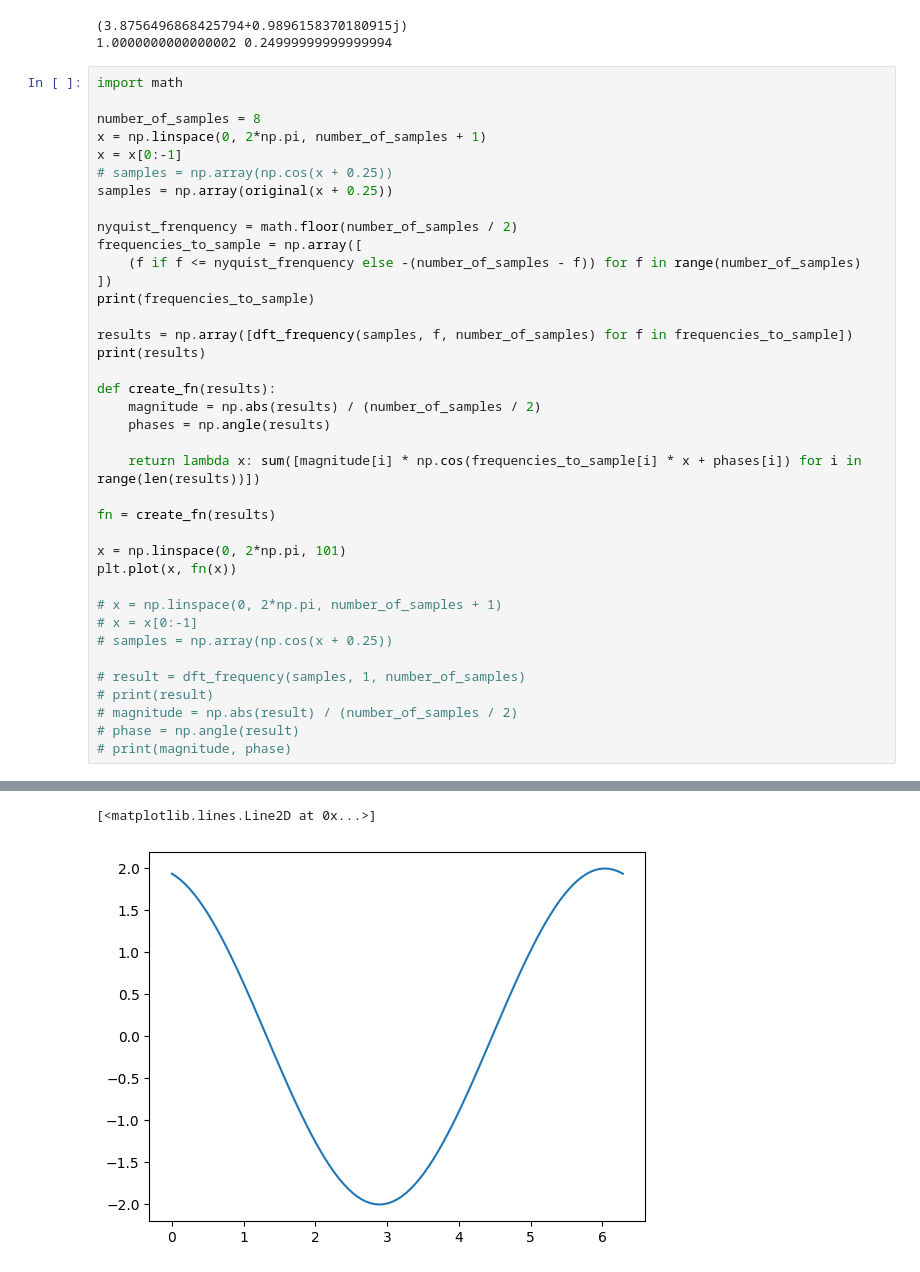
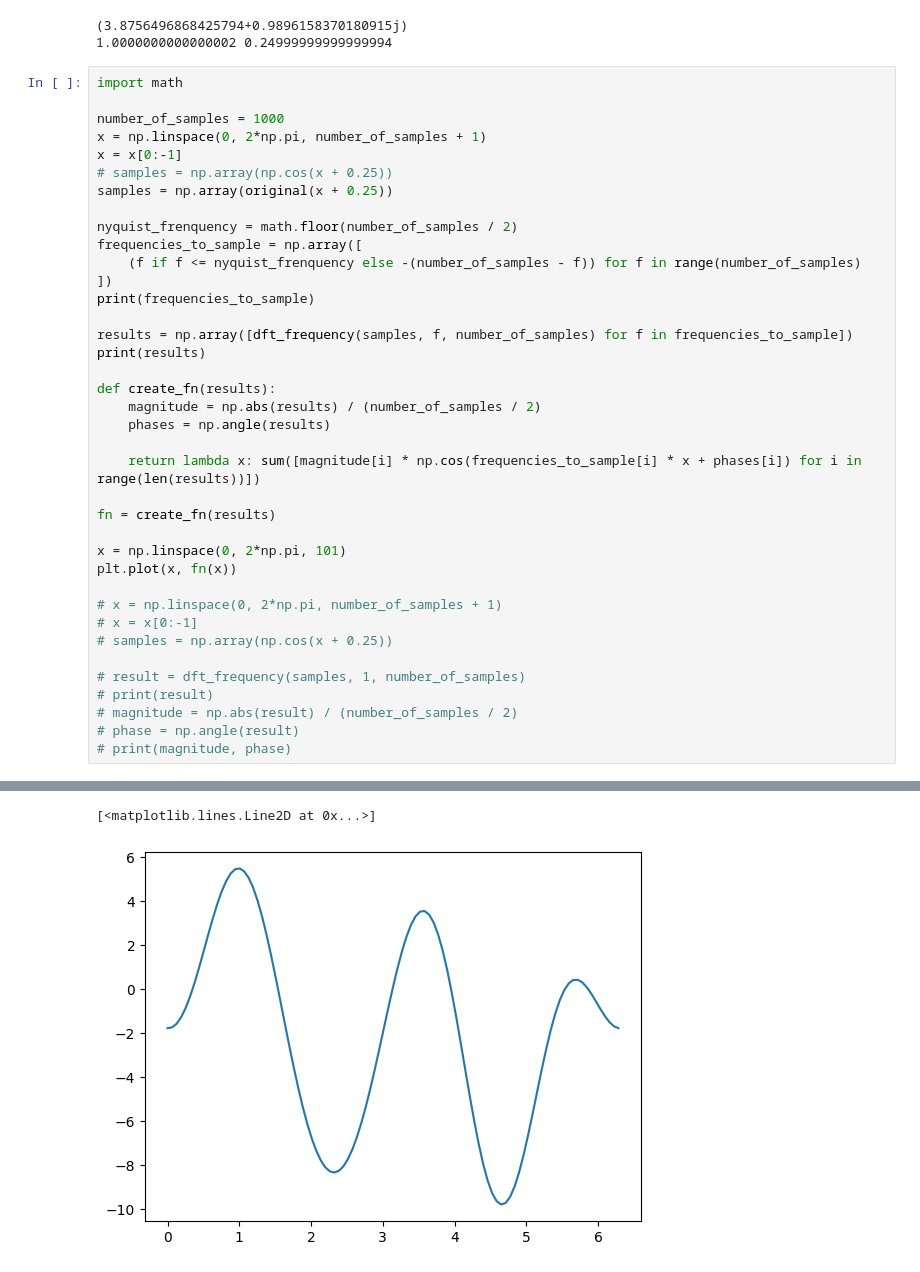
Before and after one commit to Acrylic125/ntu-notes, a Jupyter notebook: linear-algebra/dft.ipynb, the cells around one changed output, grey strips where cells are left out. Saved outputs shown, nothing was run; the diff lists cells and outputs as text.

```diff
--- a/linear-algebra/dft.ipynb
+++ b/linear-algebra/dft.ipynb
@@ -111,7 +111,7 @@ print(magnitude, phase)
 # %%
 import math
 
-number_of_samples = 8
+number_of_samples = 1000
 x = np.linspace(0, 2*np.pi, number_of_samples + 1)
 x = x[0:-1]
 # samples = np.array(np.cos(x + 0.25))
@@ -155,2 +155,2 @@ plt.plot(x, fn(x))
 [<matplotlib.lines.Line2D at 0x...>]
-[figure, old version]
+[figure, new version]
```
Also changed, not shown: parts of 1 cell of this notebook.
